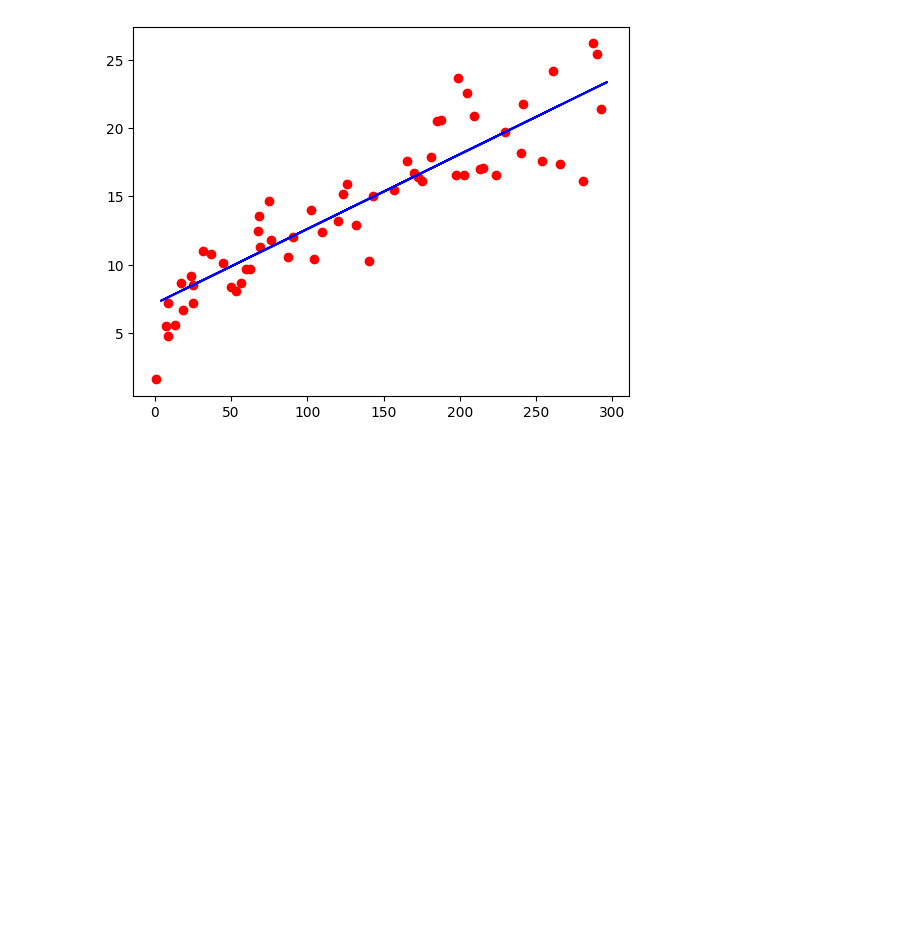
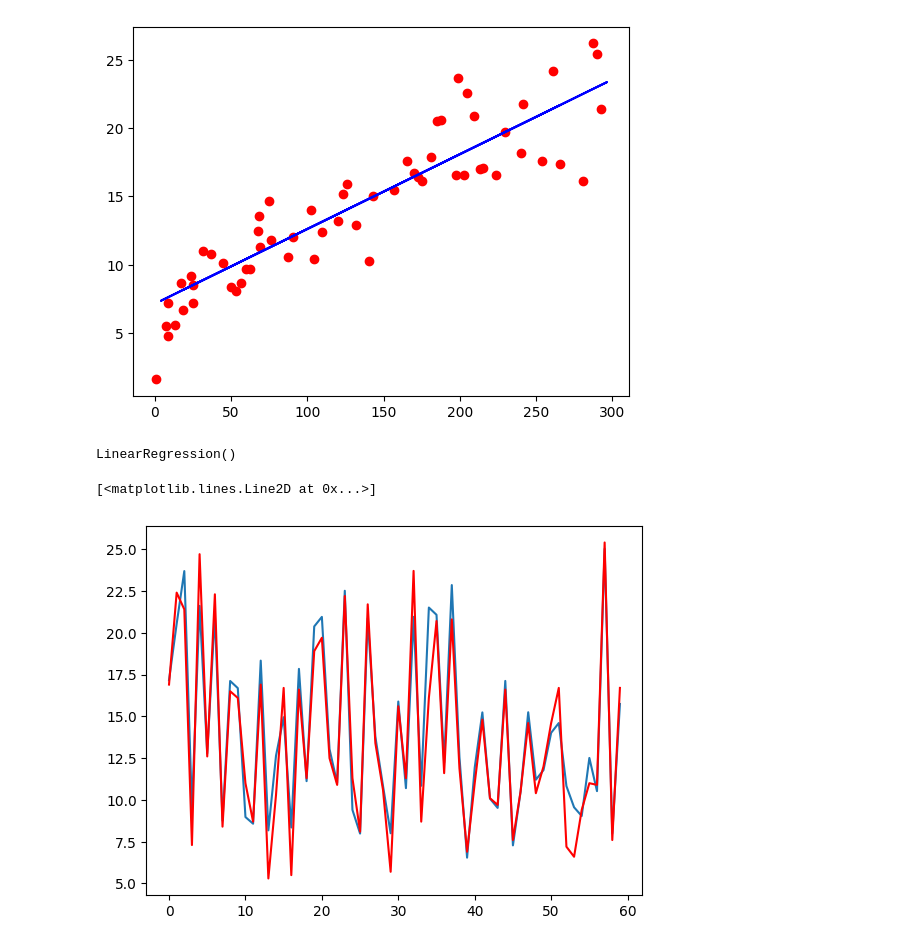
Before and after one commit to ssk-12/MachineLearning, a Jupyter notebook: Univariate_Regression.ipynb, the cells around one changed output. Saved outputs shown, nothing was run; the diff lists cells and outputs as text; code cells hidden in the pictures; blank space fills up the shorter version.

```diff
--- a/Univariate_Regression.ipynb
+++ b/Univariate_Regression.ipynb
@@ -143,3 +143,22 @@ plt.plot(X_train, regressor.predict(X_train), color = 'blue')
 plt.show()
 # %% [output]
 [figure]
+# %%
+c = data.drop('Sales',axis=1)
+v = data['Sales'].values.reshape(-1,1)
+# %%
+from sklearn.model_selection import train_test_split
+c_train, c_test, v_train, v_test = train_test_split(c,v,test_size=0.3,random_state=42)
+# %%
+ml = LinearRegression()
+ml.fit(c_train,v_train)
+# %% [output]
+LinearRegression()
+# %%
+v_pred = ml.predict(c_test)
+# %%
+plt.plot(v_pred)
+plt.plot(v_test, color="red")
+# %% [output]
+[<matplotlib.lines.Line2D at 0x...>]
+[figure, added]
```
